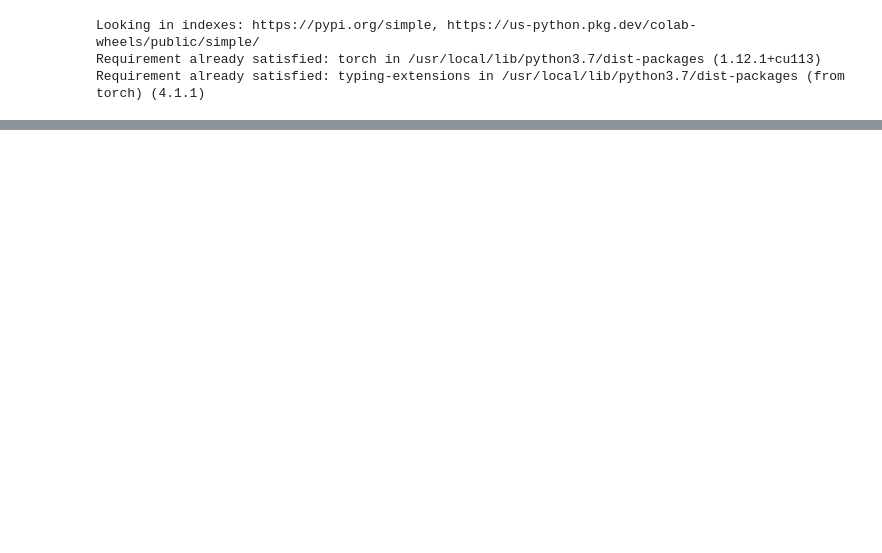
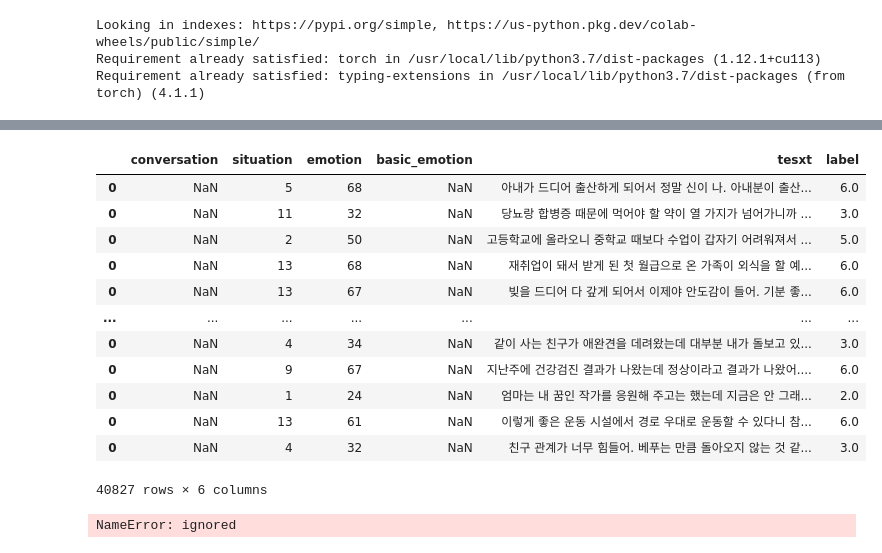
Before and after one commit to bhkwon89/Chat_analysis, a Jupyter notebook: cp2_model.ipynb, the cells around one changed output, grey strips where cells are left out. Saved outputs shown, nothing was run; the diff lists cells and outputs as text; code cells hidden in the pictures; blank space fills up the shorter version.

```diff
--- a/cp2_model.ipynb
+++ b/cp2_model.ipynb
@@ -42,0 +81,4 @@ Some weights of the model checkpoint at kykim/bert-kor-base were not used when i
+# %%
+import pandas as pd
+train_df = pd.read_json('/content/drive/MyDrive/cp2/dataset/감성대화말뭉치(최종데이터)_Training.json')
+val_df = pd.read_json('/content/drive/MyDrive/cp2/dataset/감성대화말뭉치(최종데이터)_Validation.json')
@@ -42,0 +174,36 @@ Some weights of the model checkpoint at kykim/bert-kor-base were not used when i
+# %%
+df = pd.DataFrame(columns=['test', 'situation', 'emotion','label'])
+for i in range(len(train_df)):
+  situation, disease, emotion =  dict(train_df.loc[i,'profile'])['emotion']['emotion-id'].split('_')
+  conversation = (
+    dict(train_df.loc[i,'talk'])['content']['HS01'] + ' ' +
+    dict(train_df.loc[i,'talk'])['content']['SS01'] + ' ' +
+    dict(train_df.loc[i,'talk'])['content']['HS02'] + ' ' +
+    dict(train_df.loc[i,'talk'])['content']['SS02'] + ' ' +
+    dict(train_df.loc[i,'talk'])['content']['HS03'] + ' ' +
+    dict(train_df.loc[i,'talk'])['content']['SS03'] )
+
+  df_tmp = pd.DataFrame({
+      'tesxt': [conversation],
+      'situation' : [int(situation[1:])],
+      'emotion' : [int(emotion[1:])],
+      'label' : [int(emotion[1:])//10]
+      })
+
+  df = df.append(df_tmp)
+# %%
+df
+# %% [output]
+|  | conversation | situation | emotion | basic_emotion | tesxt | label |
+| 0 | NaN | 5 | 68 | NaN | 아내가 드디어 출산하게 되어서 정말 신이 나. 아내분이 출산... | 6.0 |
+| 0 | NaN | 11 | 32 | NaN | 당뇨랑 합병증 때문에 먹어야 할 약이 열 가지가 넘어가니까 ... | 3.0 |
+| 0 | NaN | 2 | 50 | NaN | 고등학교에 올라오니 중학교 때보다 수업이 갑자기 어려워져서 ... | 5.0 |
+| 0 | NaN | 13 | 68 | NaN | 재취업이 돼서 받게 된 첫 월급으로 온 가족이 외식을 할 예... | 6.0 |
+| 0 | NaN | 13 | 67 | NaN | 빚을 드디어 다 갚게 되어서 이제야 안도감이 들어. 기분 좋... | 6.0 |
+| ... | ... | ... | ... | ... | ... | ... |
+| 0 | NaN | 4 | 34 | NaN | 같이 사는 친구가 애완견을 데려왔는데 대부분 내가 돌보고 있... | 3.0 |
+| 0 | NaN | 9 | 67 | NaN | 지난주에 건강검진 결과가 나왔는데 정상이라고 결과가 나왔어.... | 6.0 |
+| 0 | NaN | 1 | 24 | NaN | 엄마는 내 꿈인 작가를 응원해 주고는 했는데 지금은 안 그래... | 2.0 |
+| 0 | NaN | 13 | 61 | NaN | 이렇게 좋은 운동 시설에서 경로 우대로 운동할 수 있다니 참... | 6.0 |
+| 0 | NaN | 4 | 32 | NaN | 친구 관계가 너무 힘들어. 베푸는 만큼 돌아오지 않는 것 같... | 3.0 |
+40827 rows × 6 columns
@@ -42,0 +222,9 @@ Some weights of the model checkpoint at kykim/bert-kor-base were not used when i
+# %%
+# 토크나이저 사용하기
+from transformers import BertTokenizerFast
+tokenizer = BertTokenizerFast.from_pretrained( pretrained_model_name, do_lower_case=False)
+
+train_encoded = tokenizer(train_texts, truncation=True, padding=True)
+val_encoded = tokenizer(val_texts, truncation=True, padding=True)
+# %% [output]
+NameError: ignored
```
Also changed, not shown: parts of 15 cells of this notebook.
